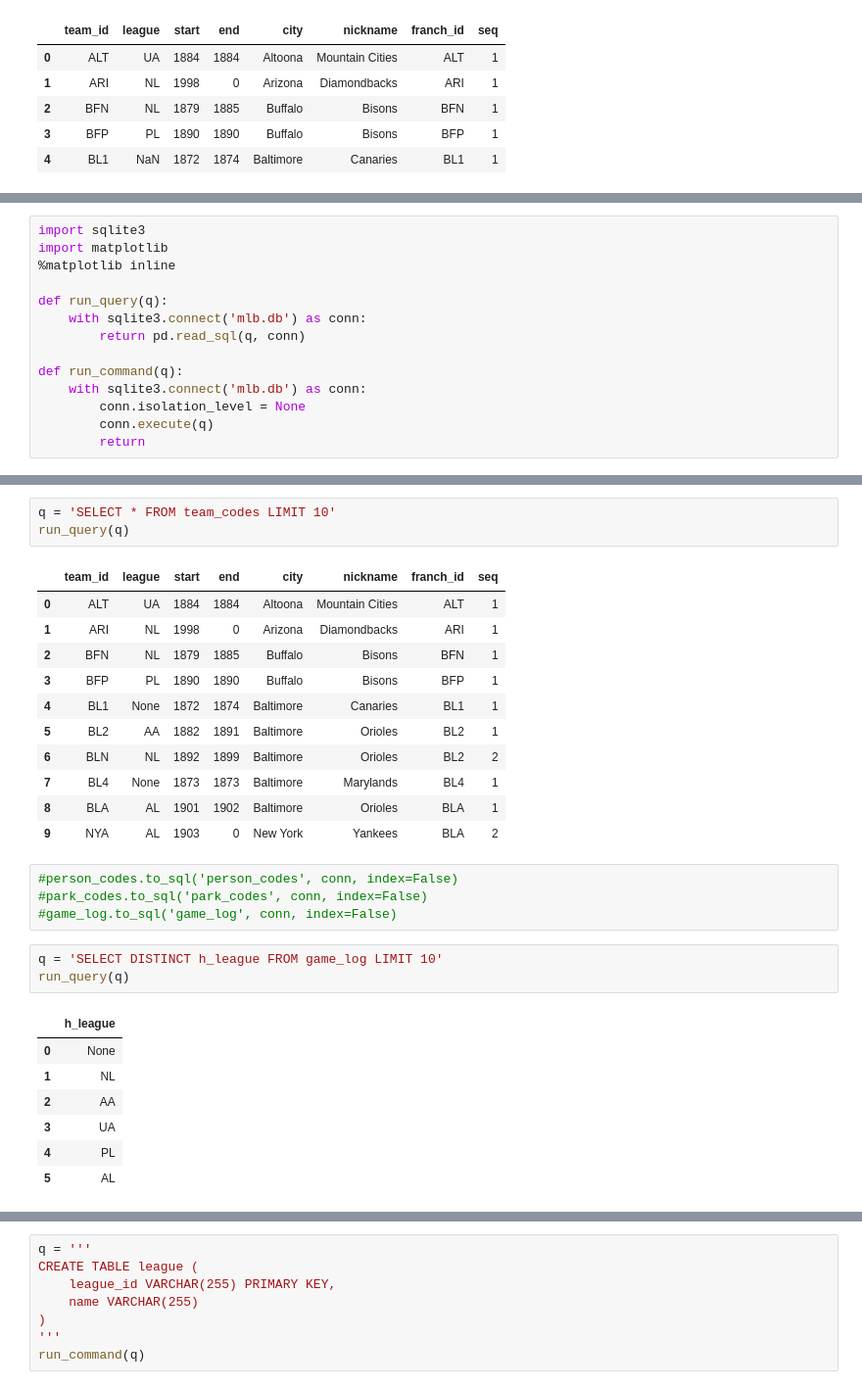
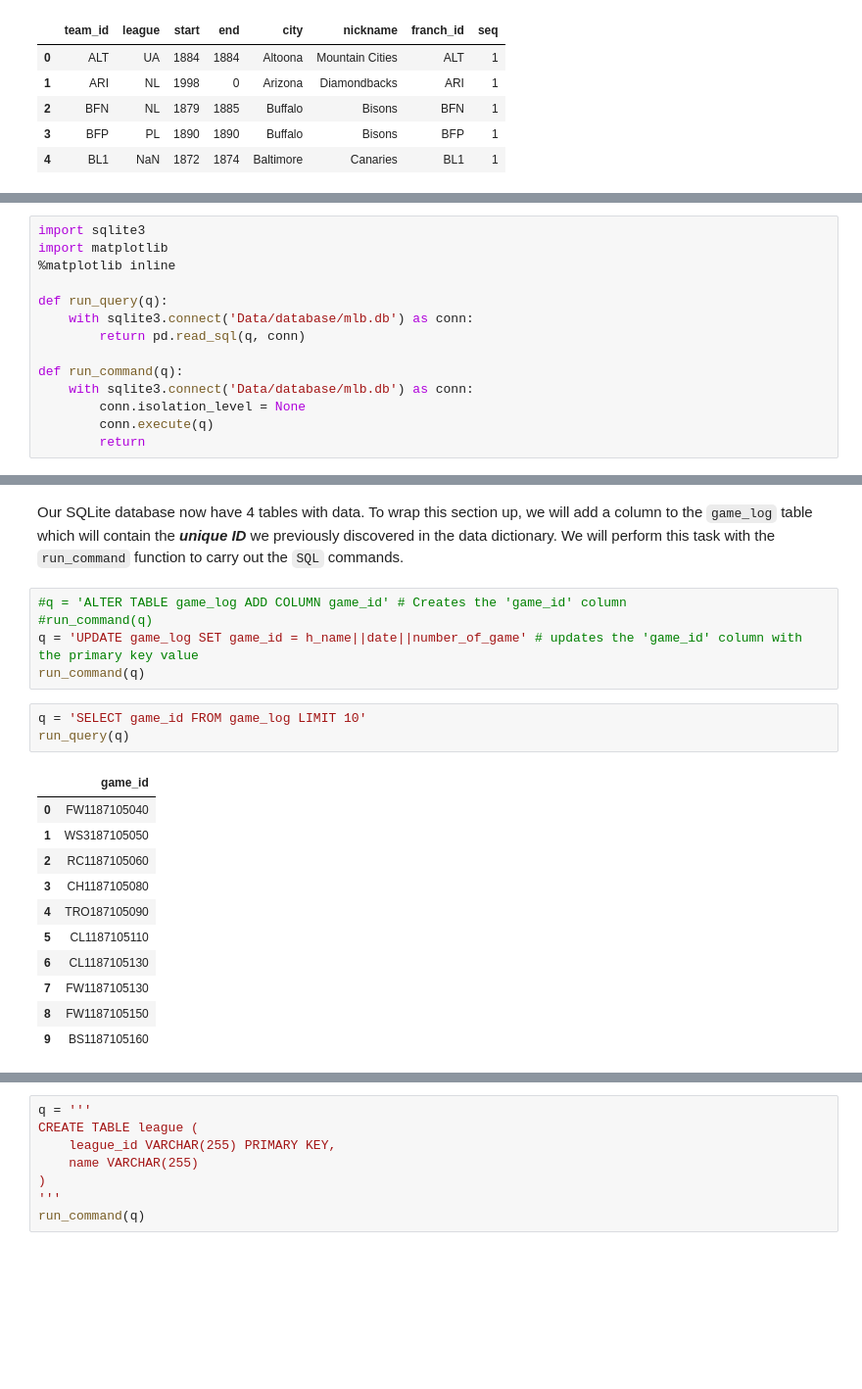
Before and after one commit to Rezwal/portfolio, a Jupyter notebook: Designing and Creating a Database.ipynb, the cells around one changed output, grey strips where cells are left out. Shown at 98% size. Cells and saved outputs as stored; diff of their text form; blank space fills up the shorter version.

Commit message:
Finalized the import data to SQLite section

```diff
--- a/Designing and Creating a Database.ipynb
+++ b/Designing and Creating a Database.ipynb
@@ -207,11 +215,11 @@ import matplotlib
 %matplotlib inline
 
 def run_query(q):
-    with sqlite3.connect('mlb.db') as conn:
+    with sqlite3.connect('Data/database/mlb.db') as conn:
         return pd.read_sql(q, conn)
 
 def run_command(q):
-    with sqlite3.connect('mlb.db') as conn:
+    with sqlite3.connect('Data/database/mlb.db') as conn:
         conn.isolation_level = None
         conn.execute(q)
         return
@@ -221,30 +235,22 @@ def run_command(q):
+# %% [markdown]
+Our SQLite database now have 4 tables with data. To wrap this section up, we will add a column to the `game_log` table which will contain the ***unique ID*** we previously discovered in the data dictionary. We will perform this task with the `run_command` function to carry out the `SQL` commands.
+# %%
+#q = 'ALTER TABLE game_log ADD COLUMN game_id' # Creates the 'game_id' column
+#run_command(q)
+q = 'UPDATE game_log SET game_id = h_name||date||number_of_game' # updates the 'game_id' column with the primary key value
+run_command(q)
 # %%
-q = 'SELECT * FROM team_codes LIMIT 10'
+q = 'SELECT game_id FROM game_log LIMIT 10'
 run_query(q)
 # %% [output]
-|  | team_id | league | start | end | city | nickname | franch_id | seq |
-| 0 | ALT | UA | 1884 | 1884 | Altoona | Mountain Cities | ALT | 1 |
-| 1 | ARI | NL | 1998 | 0 | Arizona | Diamondbacks | ARI | 1 |
-| 2 | BFN | NL | 1879 | 1885 | Buffalo | Bisons | BFN | 1 |
-| 3 | BFP | PL | 1890 | 1890 | Buffalo | Bisons | BFP | 1 |
-| 4 | BL1 | None | 1872 | 1874 | Baltimore | Canaries | BL1 | 1 |
-| 5 | BL2 | AA | 1882 | 1891 | Baltimore | Orioles | BL2 | 1 |
-| 6 | BLN | NL | 1892 | 1899 | Baltimore | Orioles | BL2 | 2 |
-| 7 | BL4 | None | 1873 | 1873 | Baltimore | Marylands | BL4 | 1 |
-| 8 | BLA | AL | 1901 | 1902 | Baltimore | Orioles | BLA | 1 |
-| 9 | NYA | AL | 1903 | 0 | New York | Yankees | BLA | 2 |
+|  | game_id |
+| 0 | FW1187105040 |
+| 1 | WS3187105050 |
+| 2 | RC1187105060 |
+| 3 | CH1187105080 |
+| 4 | TRO187105090 |
+| 5 | CL1187105110 |
+| 6 | CL1187105130 |
+| 7 | FW1187105130 |
+| 8 | FW1187105150 |
+| 9 | BS1187105160 |
-# %%
-#person_codes.to_sql('person_codes', conn, index=False)
-#park_codes.to_sql('park_codes', conn, index=False)
-#game_log.to_sql('game_log', conn, index=False)
-# %%
-q = 'SELECT DISTINCT h_league FROM game_log LIMIT 10'
-run_query(q)
-# %% [output]
-|  | h_league |
-| 0 | None |
-| 1 | NL |
-| 2 | AA |
-| 3 | UA |
-| 4 | PL |
-| 5 | AL |
```
Also changed, not shown: parts of 7 cells of this notebook.
